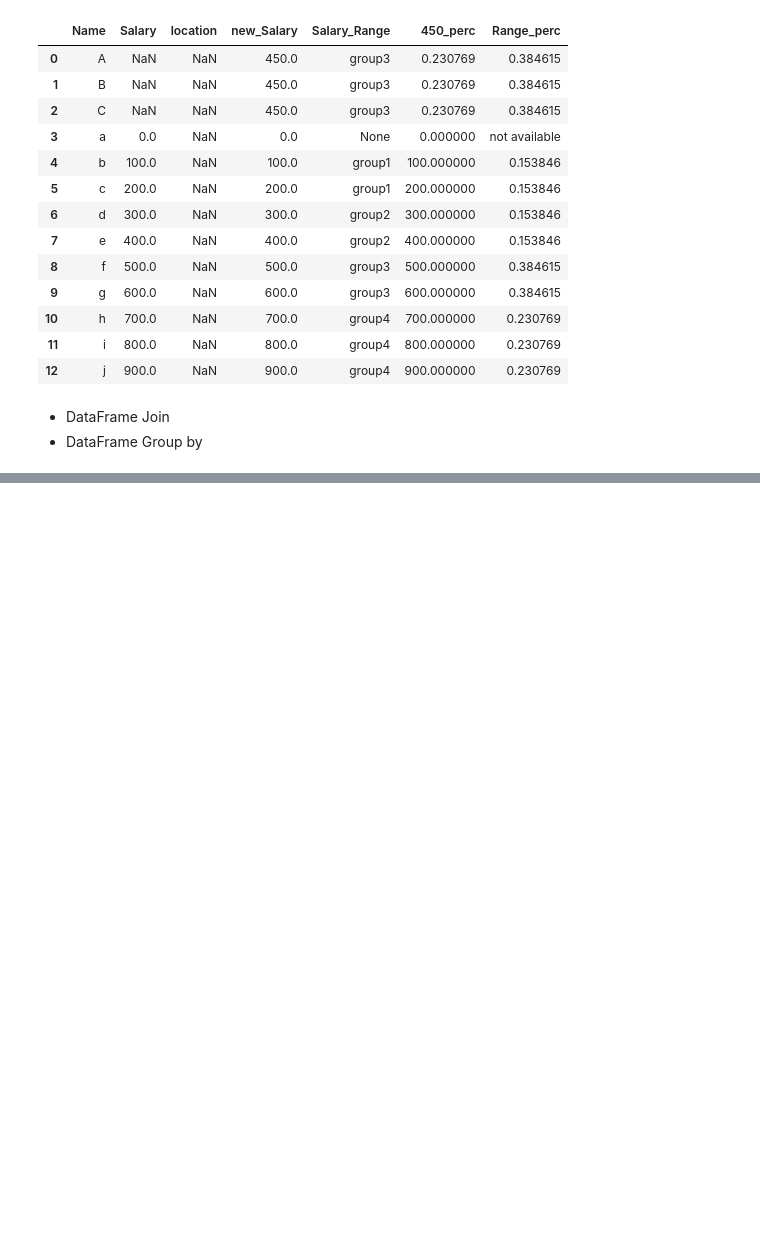
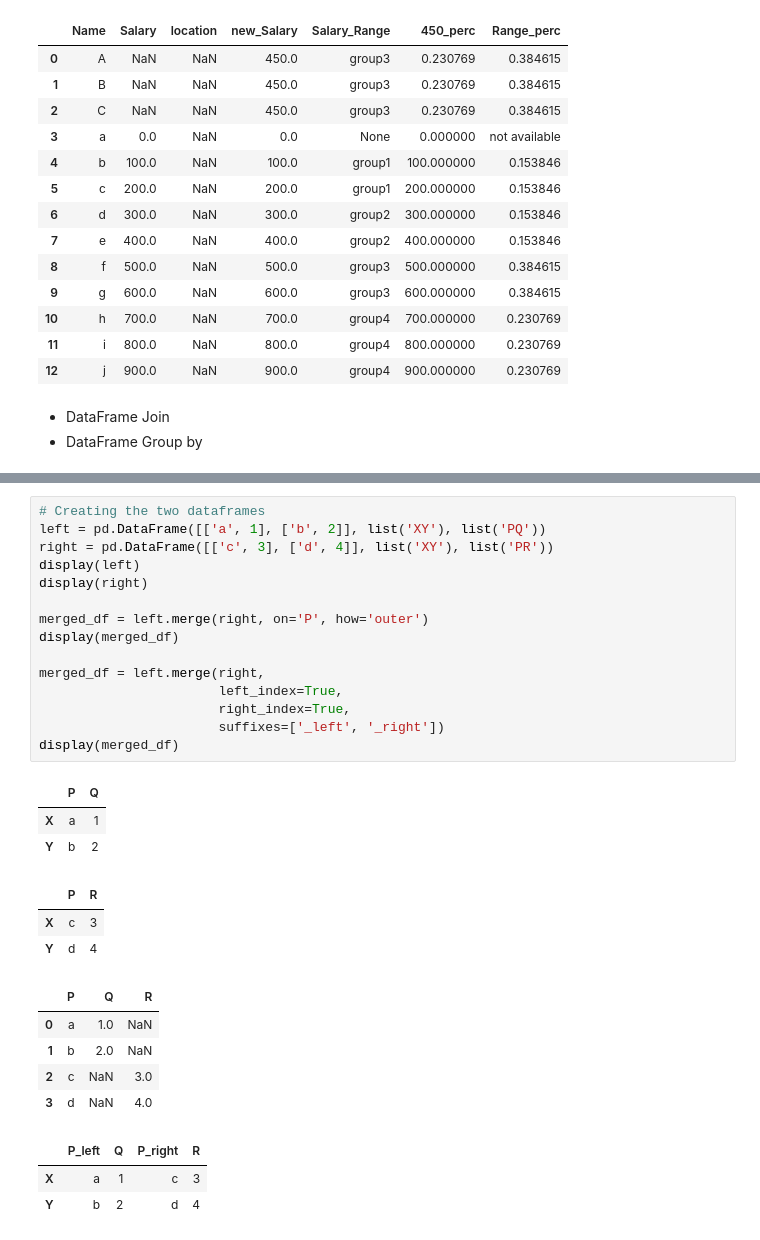
Before and after one commit to hyunjinkim-developer/ProblemSolving, a Jupyter notebook: DataCamp/Prepare_KakaoMobility_CodingTest/Prepare_KakaoMobility_CodingTest.ipynb, the cells around one changed output, grey strips where cells are left out. Cells and saved outputs as stored; diff of their text form; blank space fills up the shorter version.

```diff
--- a/DataCamp/Prepare_KakaoMobility_CodingTest/Prepare_KakaoMobility_CodingTest.ipynb
+++ b/DataCamp/Prepare_KakaoMobility_CodingTest/Prepare_KakaoMobility_CodingTest.ipynb
@@ -145,0 +178,30 @@ dtype: int64
+# %%
+# Creating the two dataframes
+left = pd.DataFrame([['a', 1], ['b', 2]], list('XY'), list('PQ'))
+right = pd.DataFrame([['c', 3], ['d', 4]], list('XY'), list('PR'))
+display(left)
+display(right)
+
+merged_df = left.merge(right, on='P', how='outer')
+display(merged_df)
+
+merged_df = left.merge(right,
+                       left_index=True,
+                       right_index=True,
+                       suffixes=['_left', '_right'])
+display(merged_df)
+# %% [output]
+|  | P | Q |
+| X | a | 1 |
+| Y | b | 2 |
+|  | P | R |
+| X | c | 3 |
+| Y | d | 4 |
+|  | P | Q | R |
+| 0 | a | 1.0 | NaN |
+| 1 | b | 2.0 | NaN |
+| 2 | c | NaN | 3.0 |
+| 3 | d | NaN | 4.0 |
+|  | P_left | Q | P_right | R |
+| X | a | 1 | c | 3 |
+| Y | b | 2 | d | 4 |
```
Also changed, not shown: parts of 6 cells of this notebook, 8 other files.
